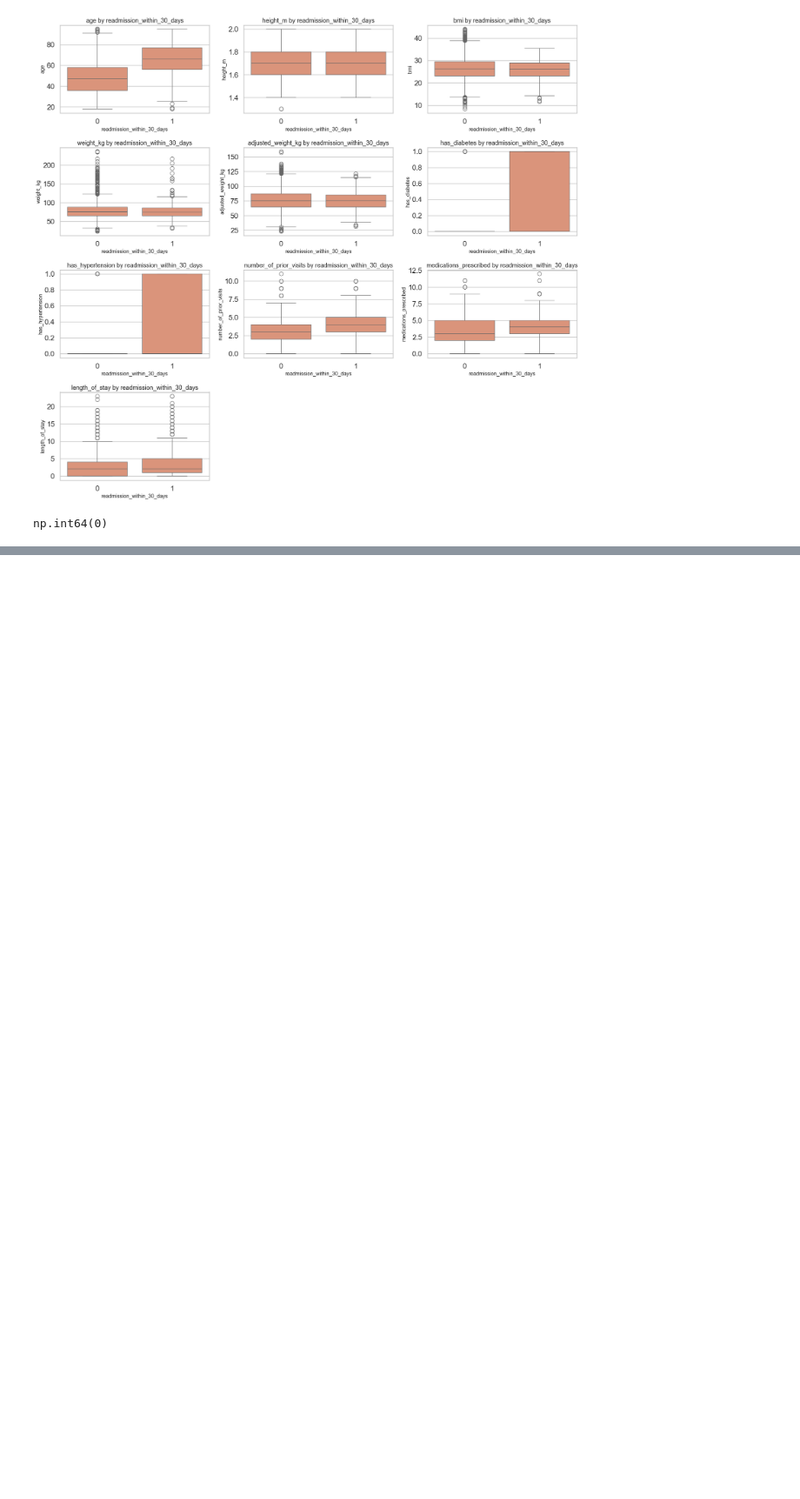
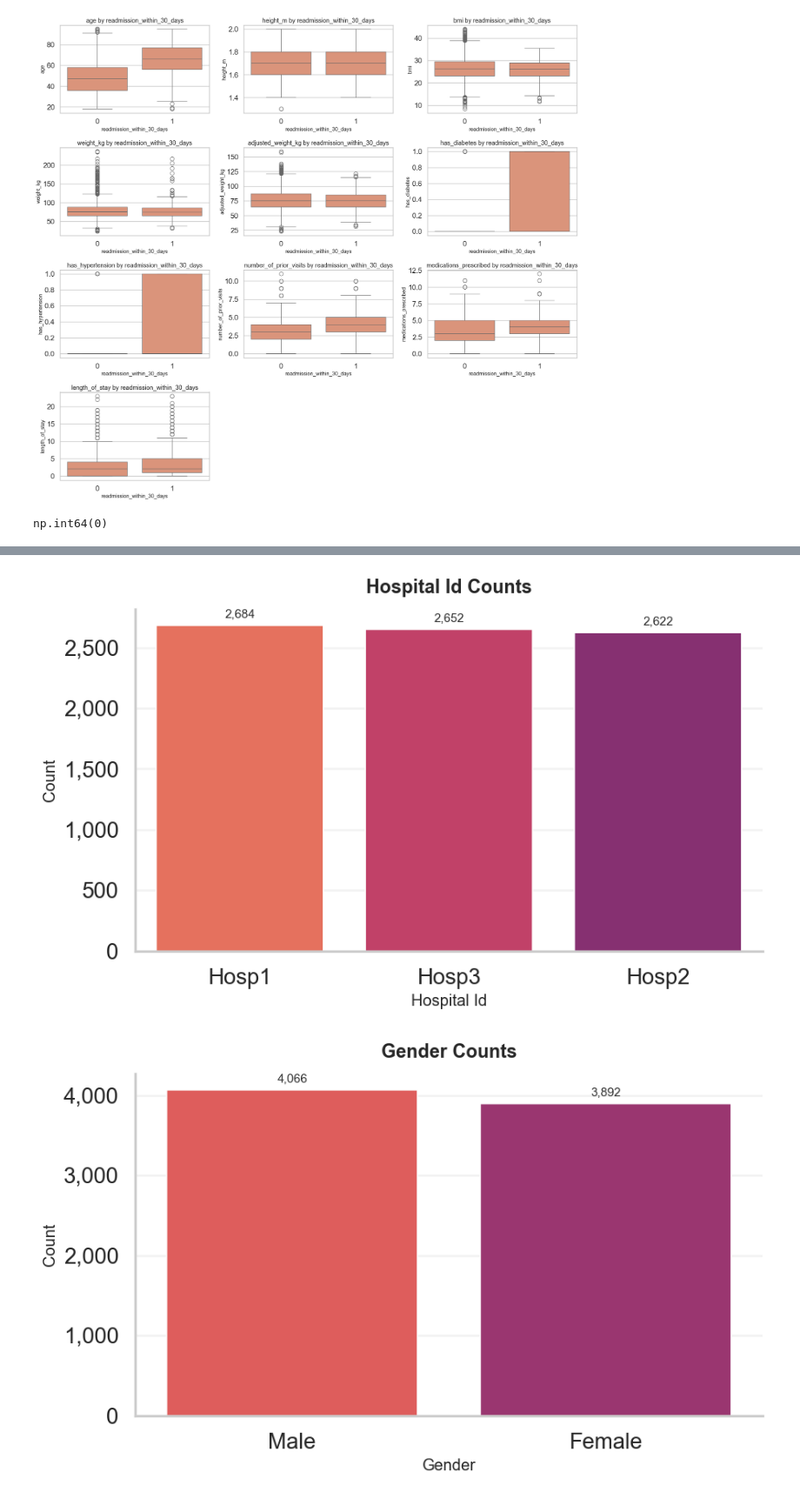
Before and after one commit to japhelan/vertex-readmissions, a Jupyter notebook: proj/jp-proj-eda-notebook.ipynb, the cells around one changed output, grey strips where cells are left out. Shown at 87% size. Cells and saved outputs as stored; diff of their text form; code cells hidden in the pictures; blank space fills up the shorter version.

```diff
--- a/proj/jp-proj-eda-notebook.ipynb
+++ b/proj/jp-proj-eda-notebook.ipynb
@@ -375,0 +451,10 @@ df_final.to_csv("../data/processed/healthcare_readmissions_dataset_train_process
+# %%
+# individual category distributions
+
+for category in categories:
+    plot_barplot(
+        df_final, column_name=category, palette="flare"
+    )
+# %% [output]
+[figure, added]
+[figure, added]
```
Also changed, not shown: parts of 5 cells of this notebook, 36 other files.
